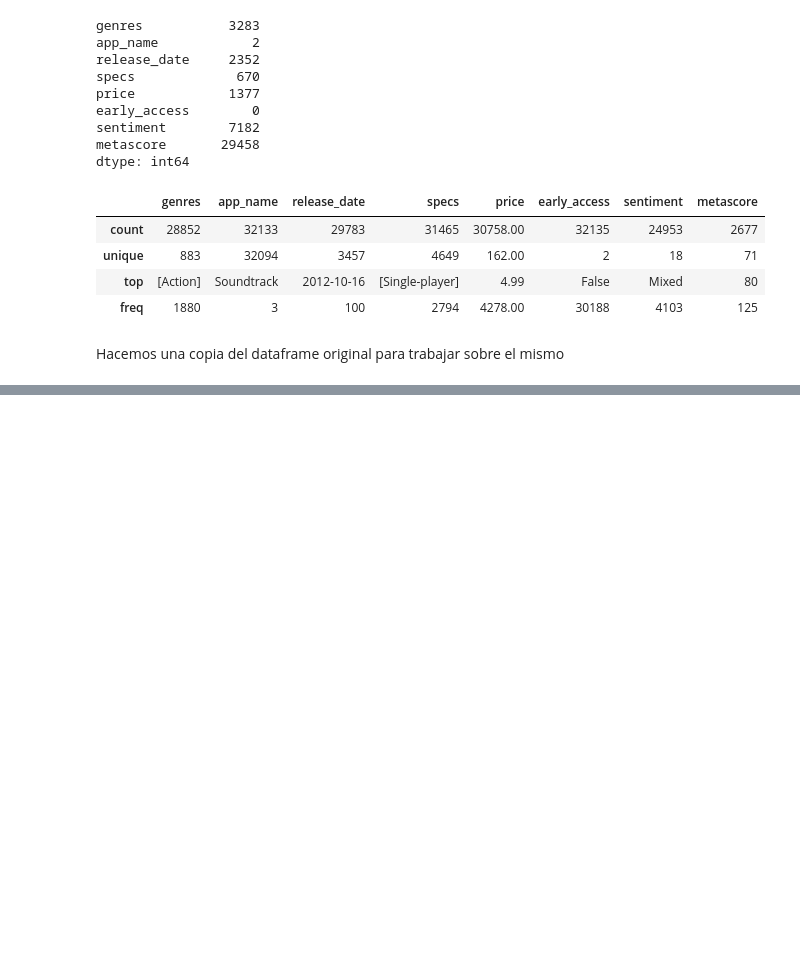
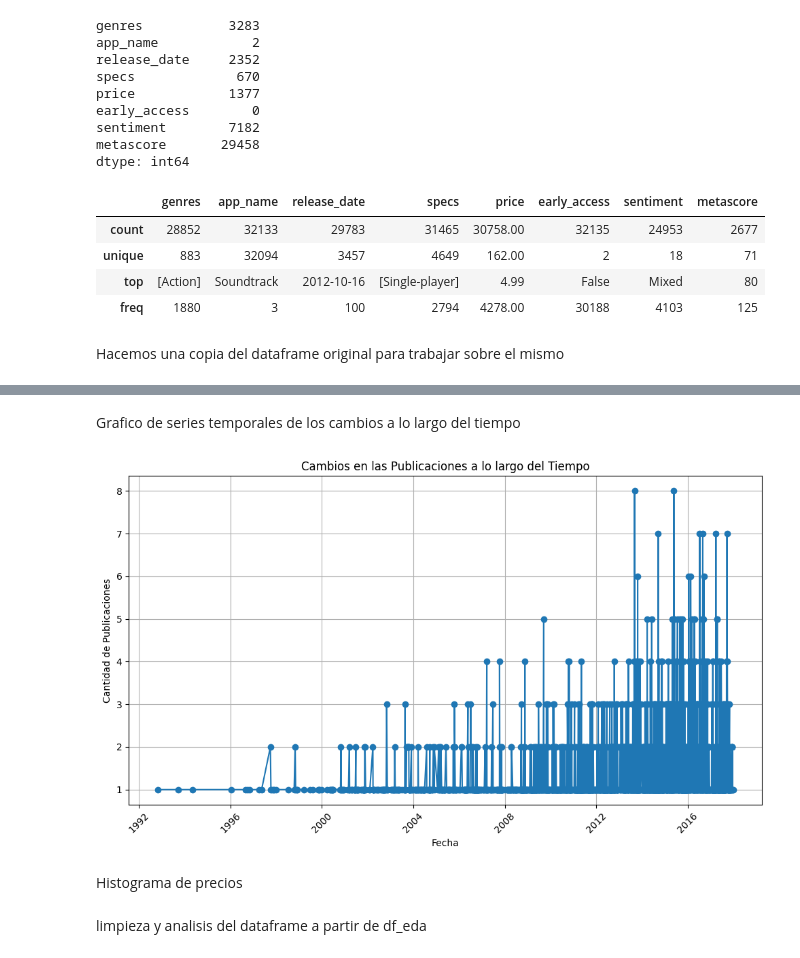
Before and after one commit to Carlit0sCDC/MLO-Carlos, a Jupyter notebook: EDA MLO-STEAM.ipynb, the cells around one changed output, grey strips where cells are left out. Drawn from its saved outputs; the diff is of its cells as text; code cells hidden in the pictures; blank space fills up the shorter version.

```diff
--- a/EDA MLO-STEAM.ipynb
+++ b/EDA MLO-STEAM.ipynb
@@ -197,2 +205,22 @@ Very Negative                 5
 Overwhelmingly Negative       2
 Name: count, dtype: int64
+# %% [markdown]
+Grafico de series temporales de los cambios a lo largo del tiempo
+# %%
+date_counts = df_eda['release_date'].value_counts().sort_index()
+# %%
+plt.figure(figsize=(10, 6))  # Tamaño del gráfico (opcional)
+plt.plot(date_counts.index, date_counts.values, marker='o')
+plt.title('Cambios en las Publicaciones a lo largo del Tiempo')
+plt.xlabel('Fecha')
+plt.ylabel('Cantidad de Publicaciones')
+plt.grid(True)
+plt.xticks(rotation=45)  # Rotación de las etiquetas del eje x (opcional)
+plt.tight_layout()
+
+# Muestra el gráfico
+plt.show()
+# %% [output]
+[figure, added]
+# %% [markdown]
+Histograma de precios
@@ -198,0 +230,2 @@ Name: count, dtype: int64
+# %% [markdown]
+limpieza y analisis del dataframe a partir de df_eda
```
Also changed, not shown: parts of 41 cells of this notebook.
